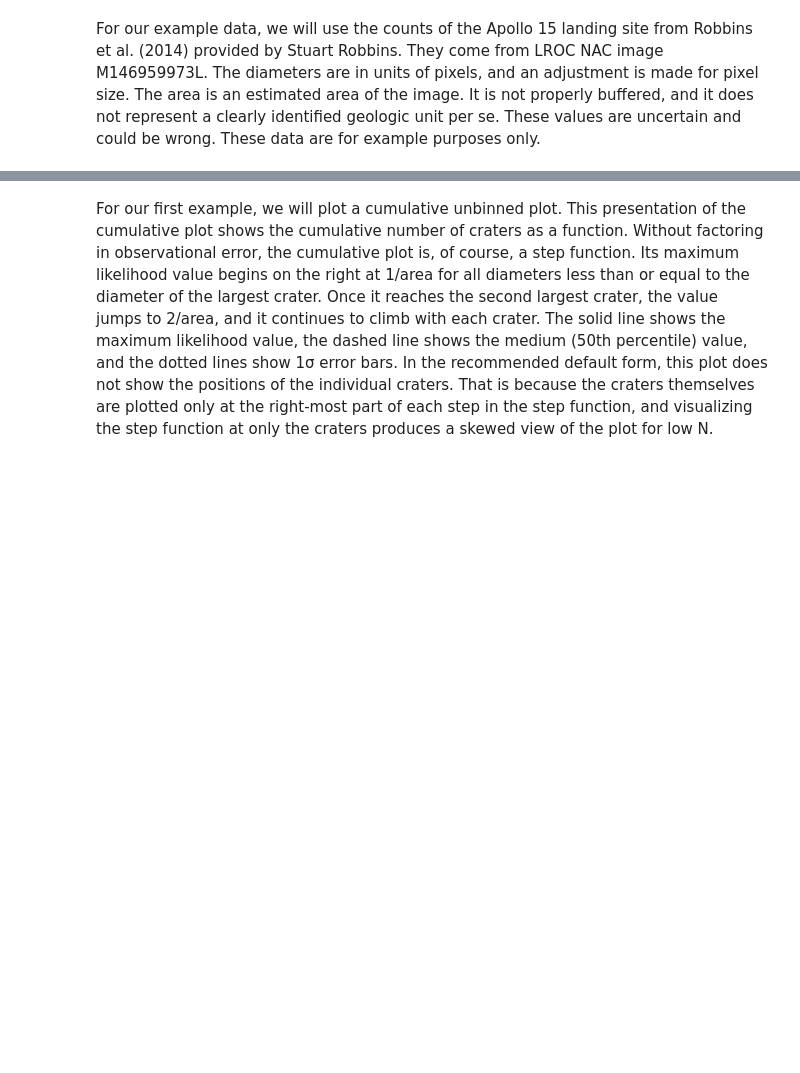
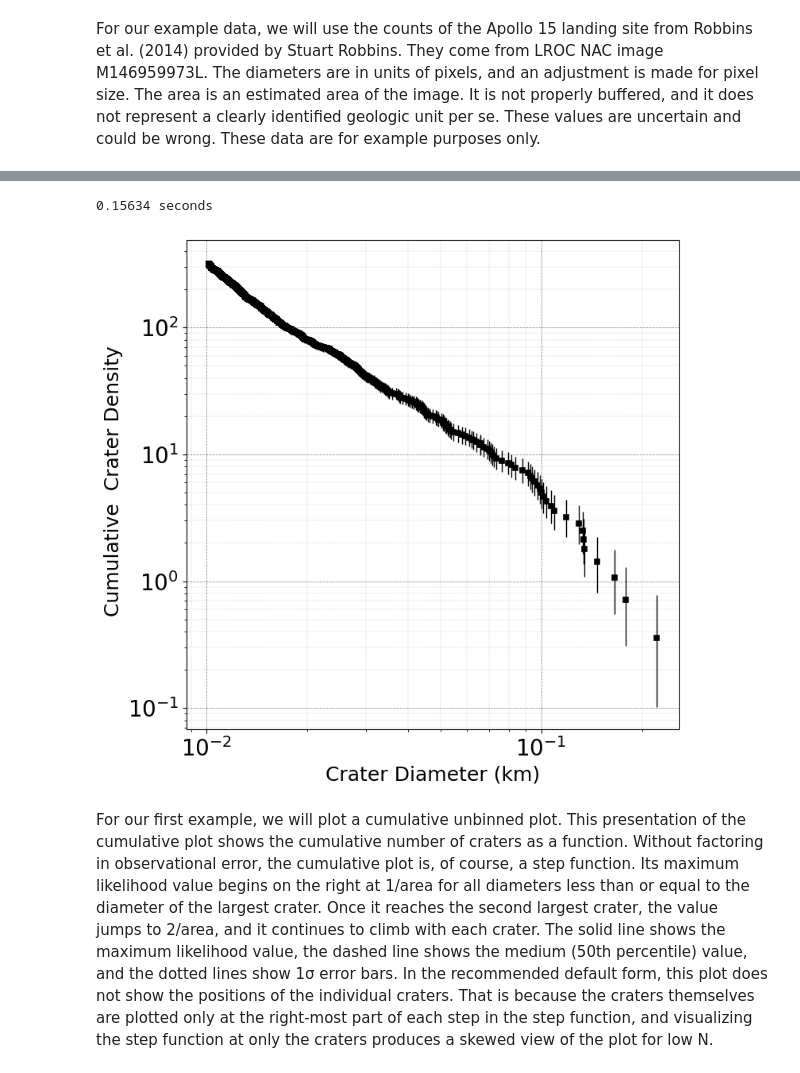
Before and after one commit to samwbell/craterdata, a Jupyter notebook: cratrcountr_plotting_example.ipynb, the cells around one changed output, grey strips where cells are left out. Drawn from its saved outputs; the diff is of its cells as text; code cells hidden in the pictures; blank space fills up the shorter version.

```diff
--- a/cratrcountr_plotting_example.ipynb
+++ b/cratrcountr_plotting_example.ipynb
@@ -21,0 +353,8 @@ area = 4000*2215*cfactor**2/1000000
+# %%
+t1 = time.time()
+plot_pdf_list(point_ds, pdf_list, area=area)
+t2 = time.time()
+print(format_runtime(t2 - t1))
+# %% [output]
+0.15634 seconds
+[figure, added]
```
Also changed, not shown: parts of 21 cells of this notebook, 31 other files.
